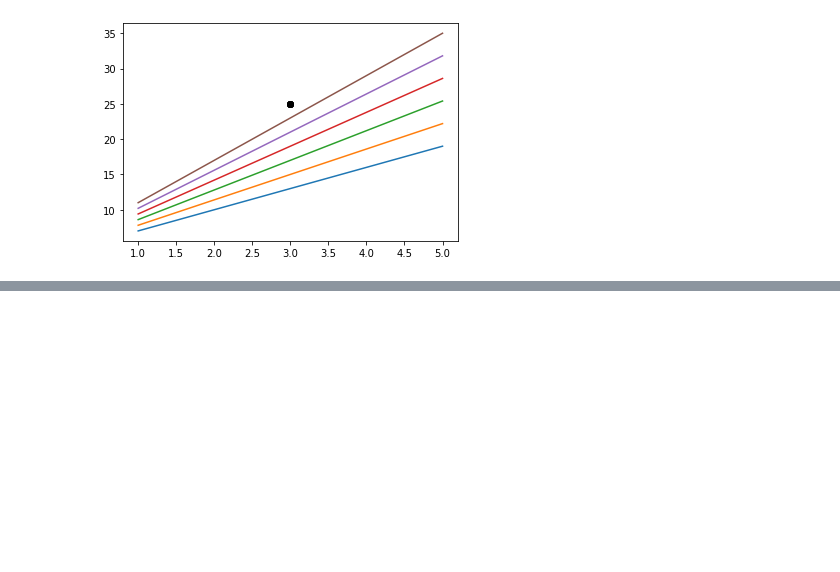
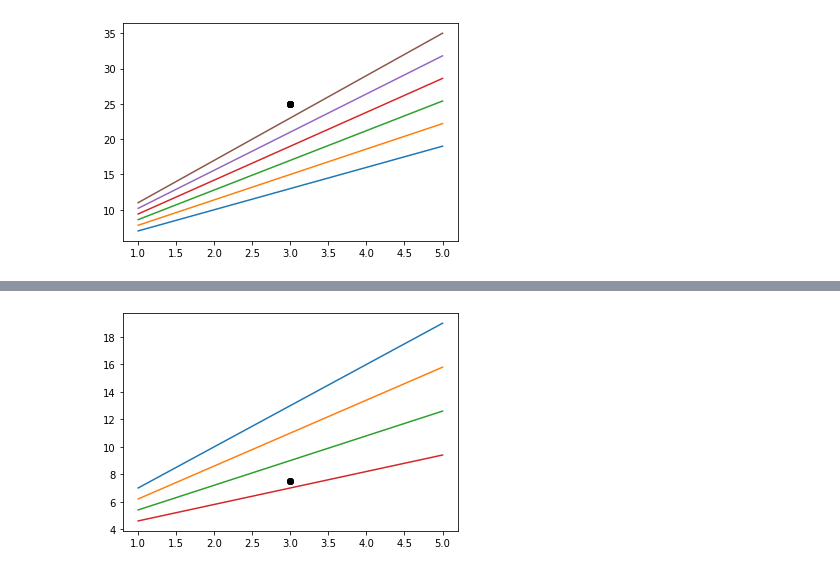
Before and after one commit to Areeba-Seher04/DataScience, a Jupyter notebook: Line.ipynb, the cells around one changed output, grey strips where cells are left out. Drawn from its saved outputs; the diff is of its cells as text; code cells hidden in the pictures; blank space fills up the shorter version.

```diff
--- a/Line.ipynb
+++ b/Line.ipynb
@@ -118,0 +118,16 @@ line1(3,4,3,1)
+# %%
+
+line(3,4) #blue
+def line2(slope,intercept,p,q,alpha):
+    plt.plot([p],[q],'o', color='black')
+    x = [1,3,5]
+    y = []
+    for i in x:
+        yy = ((slope-(p*alpha))*i) + (intercept-(1*alpha)) #-p to slope so its rotates in clock direction and goes down parallely
+        y.append(yy)
+    plt.plot(x,y)
+line2(3,4,3,7.5,0.2) #orange
+line2(3,4,3,7.5,0.4) #green
+line2(3,4,3,7.5,0.6) #red
+# %% [output]
+[figure, added]
```
Also changed, not shown: parts of 12 cells of this notebook, 2 other files.
